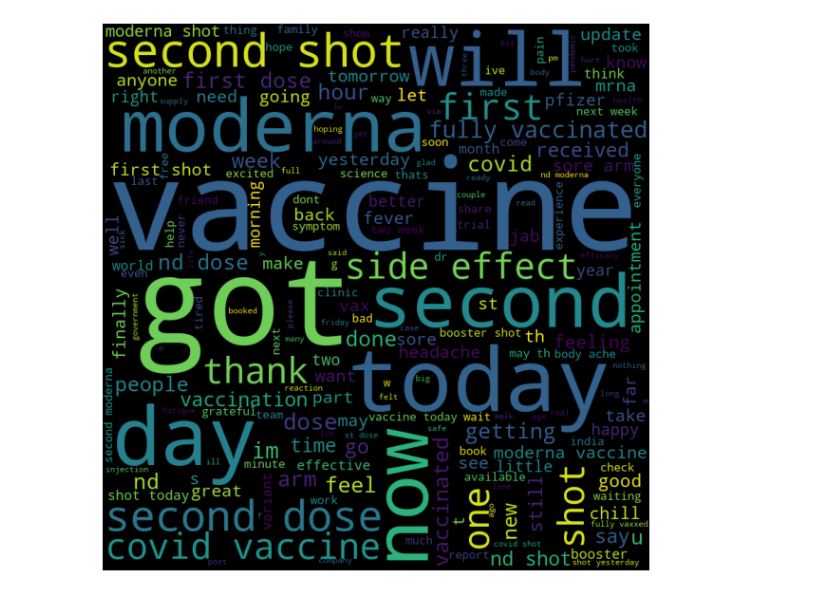
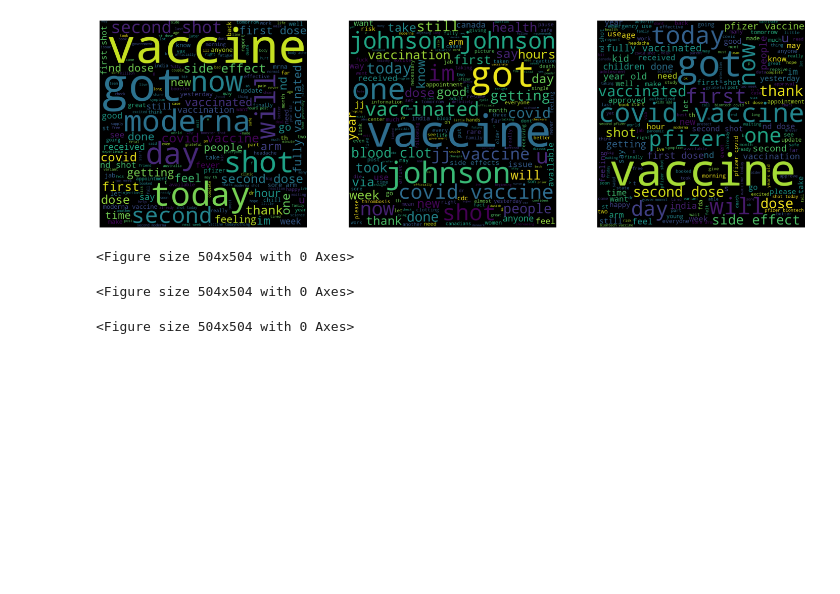
Before and after one commit to NavyaKiran/sentiment-analysis, a Jupyter notebook: test.ipynb, the cells around one changed output. Saved outputs shown, nothing was run; the diff lists cells and outputs as text; code cells hidden in the pictures; blank space fills up the shorter version.

```diff
--- a/test.ipynb
+++ b/test.ipynb
@@ -11,13 +11,14 @@ from textblob import TextBlob
 import seaborn as sns
 import matplotlib.pyplot as plt
 from wordcloud import WordCloud, STOPWORDS
+import plotly.express as px
 
 load_dotenv()
 
 mongo = os.environ.get('mongo')
 db = os.environ.get('db')
 topics = ["ModernaVaccine","JohnsonAndJohnsonVaccine", "PfizerVaccine"]
-hashtags = {'JohnsonAndJohnsonVaccine': ['JnJVaccine', 'JnJ', 'JohnsonAndJohnsonVaccine'],
+hashtags = {'JohnsonAndJohnsonVaccine': ['JnJVaccine', 'JohnsonAndJohnsonVaccine'],
             'PfizerVaccine': ['PfizerVaccine', 'Pfizer'],
             'ModernaVaccine': ['ModernaVaccine', 'Moderna'],
             'Vaccinated': ['Vaccinated']
@@ -127,7 +128,7 @@ def remove_punctuations(text):
 
 def get_value_counts(col_name, analyzer_name, tweets_df):
     '''
-    This function returns count of the dataset passed, it uses pands library to do the same
+    This function returns count of the dataset passed, it uses pandas library to do the same
     '''
     count = pandas.DataFrame(tweets_df[col_name].value_counts())
     percentage = pandas.DataFrame(tweets_df[col_name].value_counts(normalize=True).mul(100))
@@ -241,25 +249,32 @@ plt.show()
 # %%
 #worldcloud
 #vaccinated
-comment_words = ''
+comment_words_arr = []
 stopwords = set(STOPWORDS)
-for val in result_copy['ModernaVaccine'].values:
-    row = val[7]
-    tokens = row.split()
-    for i in range(len(tokens)):
-        tokens[i] = tokens[i].lower()
-    comment_words += " ".join(tokens)+" "
+for j in range(0,3):
+    comment_words = ''
+    for val in result_copy[topics[j]].values:
+        row = val[7]
+        tokens = row.split()
+        for i in range(len(tokens)):
+            tokens[i] = tokens[i].lower()
+        comment_words += " ".join(tokens)+" "
+    comment_words_arr.append(comment_words)
 
-wordcloud = WordCloud(width = 800, height = 800,
-                background_color ='black',
-                stopwords = stopwords,
-                min_font_size = 10).generate(comment_words)
-plt.figure(figsize = (8, 8), facecolor = None)
-plt.imshow(wordcloud)
-plt.axis("off")
-plt.tight_layout(pad = 0)
-
+fig = plt.figure()
+for i in range(0,3):
+    ax = fig.add_subplot(1,3, i+1)
+    wordcloud = WordCloud(width = 800, height = 800,
+                    background_color ='black',
+                    stopwords = stopwords,
+                    min_font_size = 10).generate(comment_words_arr[i])
+    plt.figure(figsize = (7, 7), facecolor = None)
+    ax.imshow(wordcloud)
+    ax.axis('off')
 plt.show()
 # %% [output]
-[figure, old version]
+[figure, new version]
+<Figure size 504x504 with 0 Axes>
+<Figure size 504x504 with 0 Axes>
+<Figure size 504x504 with 0 Axes>
 # %%
```
Also changed, not shown: parts of 18 cells of this notebook, 5 other files.
